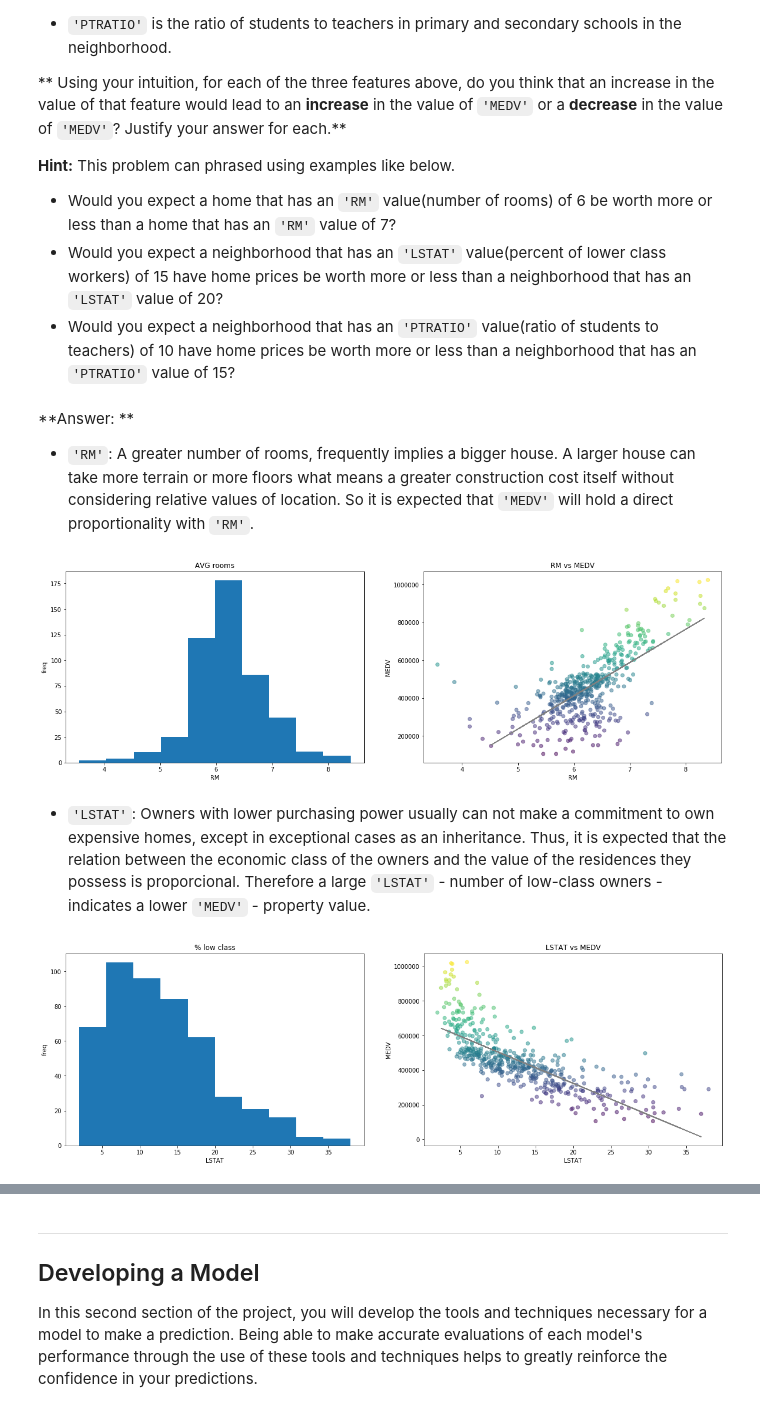
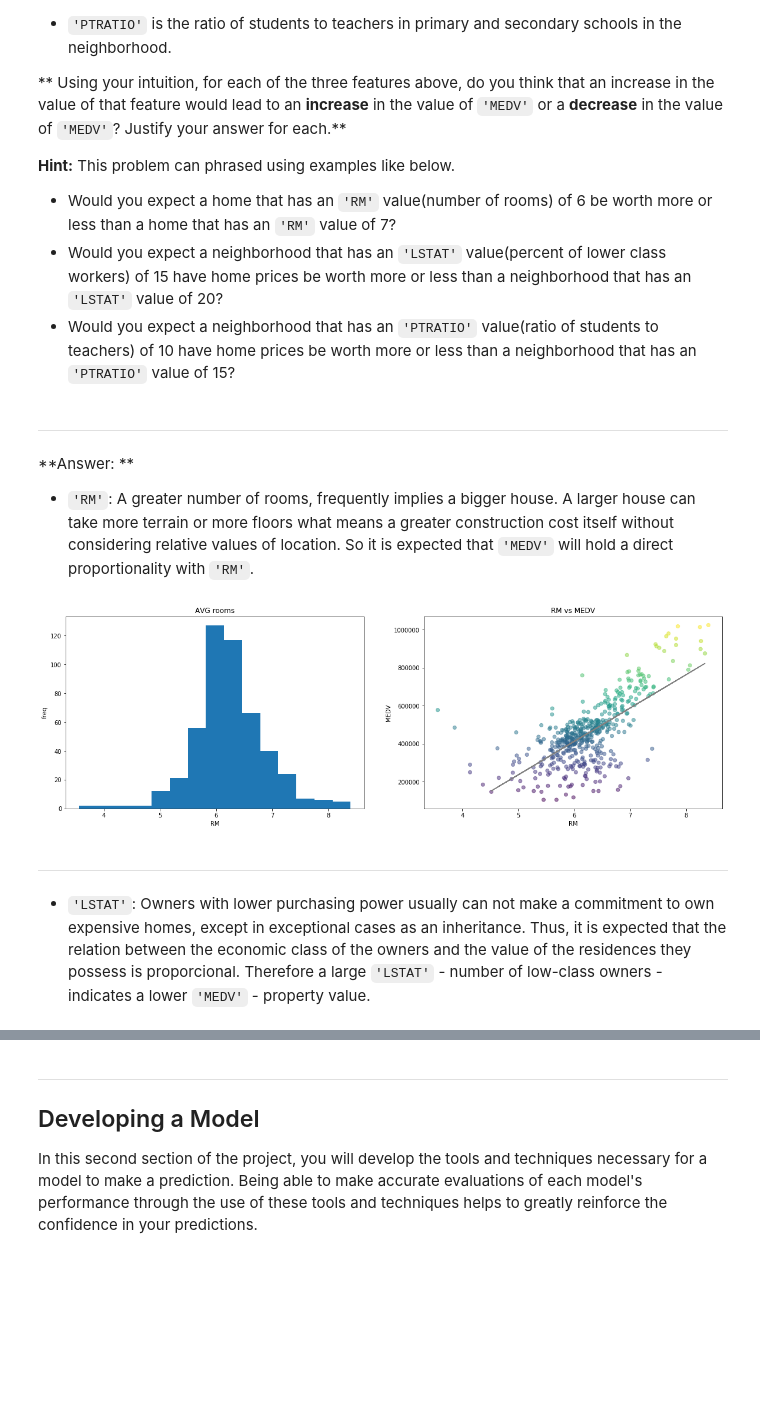
Before and after one commit to rubentrancoso/udacity-mlaif-bostonhousing, a Jupyter notebook: boston_housing.ipynb, the cells around one changed output, grey strips where cells are left out. Drawn from its saved outputs; the diff is of its cells as text; code cells hidden in the pictures; blank space fills up the shorter version.

```diff
--- a/boston_housing.ipynb
+++ b/boston_housing.ipynb
@@ -137,53 +225,14 @@ As a reminder, we are using three features from the Boston housing dataset: `'RM
 * Would you expect a neighborhood that has an `'LSTAT'` value(percent of lower class workers) of 15 have home prices be worth more or less than a neighborhood that has an `'LSTAT'` value of 20?
 * Would you expect a neighborhood that has an `'PTRATIO'` value(ratio of students to teachers) of 10 have home prices be worth more or less than a neighborhood that has an `'PTRATIO'` value of 15?
 # %% [markdown]
+----
 **Answer: **
 
 - `'RM'`: A greater number of rooms, frequently implies a bigger house. A larger house can take more terrain or more floors what means a greater construction cost itself without considering relative values of location. So it is expected that `'MEDV'` will hold a direct proportionality with `'RM'`.
-# %%
-import matplotlib.pyplot as plt
-plt.subplots(1, 2, figsize=(20, 6))
-
-plt.subplot(1, 2, 1)
-plt.hist(data['RM'], bins=10)
-plt.title("AVG rooms")
-plt.xlabel("RM")
-plt.ylabel("freq")
-
-lr = LinearRegression()
-X_train, X_test, y_train, y_test = train_test_split(data[['RM']], data['MEDV'], test_size=.2, random_state=0)
-lr.fit(X_train, y_train)
-
-plt.subplot(1, 2, 2)
-plt.scatter(data['RM'], data['MEDV'], alpha=0.5, c=prices)
-plt.title('RM vs MEDV')
-plt.xlabel('RM')
-plt.ylabel('MEDV')
-plt.plot(X_test, lr.predict(X_test), color='grey')
-plt.show()
-# %% [output]
-[figure, removed]
+# %%
+explore_feature_graph('RM',"AVG rooms")
+# %% [output]
+[figure, added]
 # %% [markdown]
+----
 - `'LSTAT'`: Owners with lower purchasing power usually can not make a commitment to own expensive homes, except in exceptional cases as an inheritance. Thus, it is expected that the relation between the economic class of the owners and the value of the residences they possess is proporcional. Therefore a large `'LSTAT'` - number of low-class owners - indicates a lower `'MEDV'` - property value.
-# %%
-plt.subplots(1, 2, figsize=(20, 6))
-
-plt.subplot(1, 2, 1)
-plt.hist(data['LSTAT'], bins=10)
-plt.title("% low class")
-plt.xlabel("LSTAT")
-plt.ylabel("freq")
-
-lr = LinearRegression()
-X_train, X_test, y_train, y_test = train_test_split(data[['LSTAT']], data['MEDV'], test_size=.2, random_state=0)
-lr.fit(X_train, y_train)
-
-plt.subplot(1, 2, 2)
-plt.scatter(data['LSTAT'], data['MEDV'], alpha=0.5, c=prices)
-plt.title('LSTAT vs MEDV')
-plt.xlabel('LSTAT')
-plt.ylabel('MEDV')
-plt.plot(X_test, lr.predict(X_test), color='grey')
-plt.show()
-# %% [output]
-[figure, removed]
```
Also changed, not shown: parts of 26 cells of this notebook, 1 other file.
